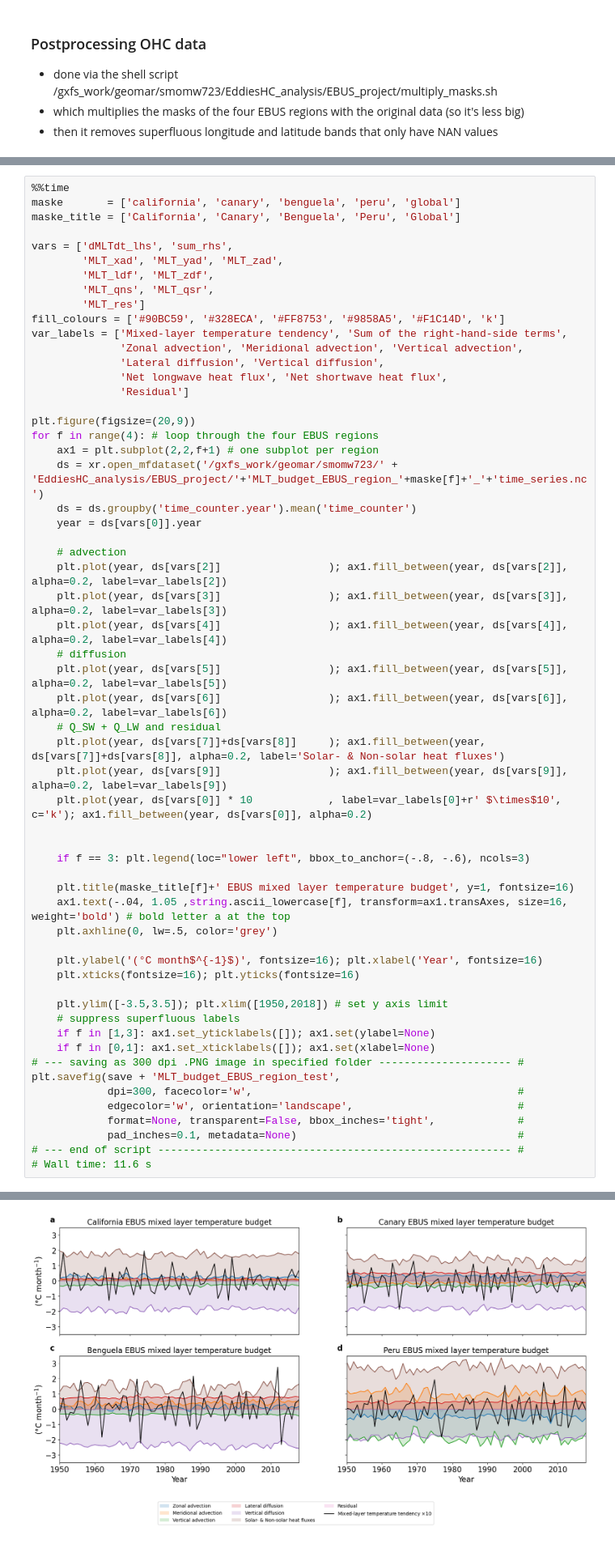
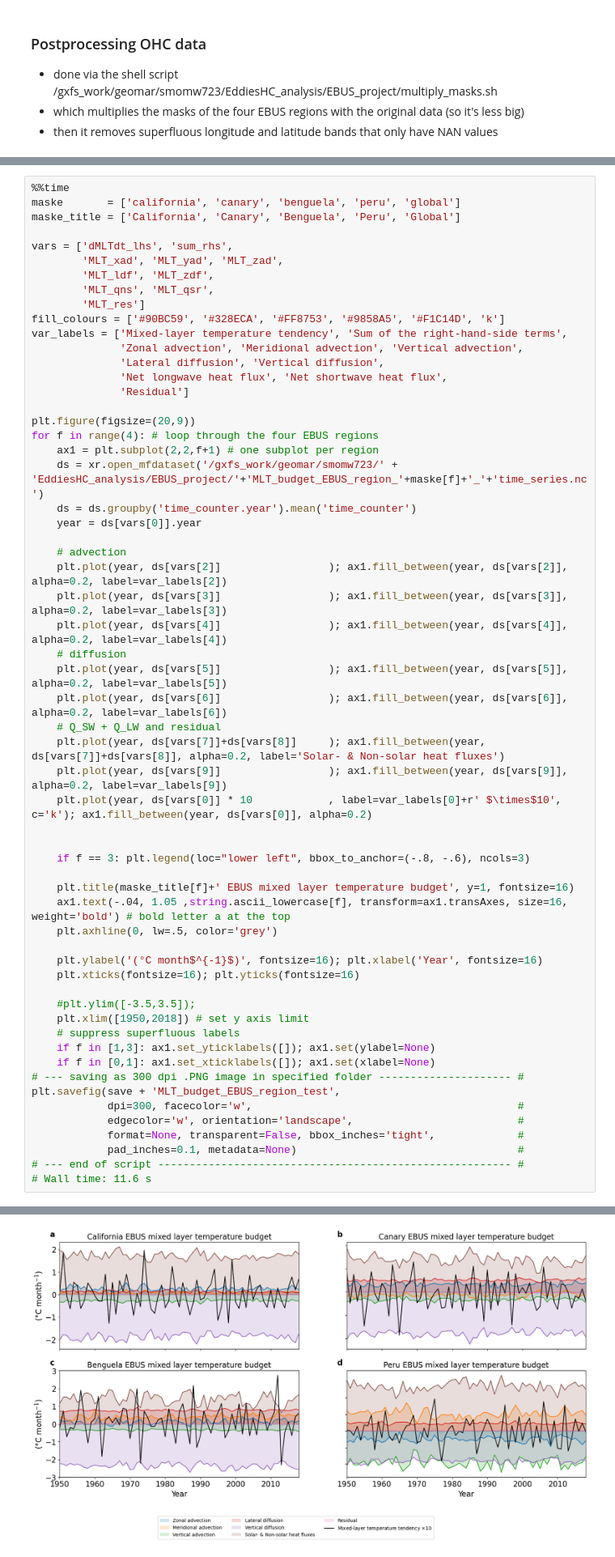
Before and after one commit to mauricehuguenin/EBUS_sst, a Jupyter notebook: Mixed_layer_depth_OHC_budget_with_interpolated_data_reduced.ipynb, the cells around one changed output, grey strips where cells are left out. Shown at 81% size. Cells and saved outputs as stored; diff of their text form.

```diff
--- a/Mixed_layer_depth_OHC_budget_with_interpolated_data_reduced.ipynb
+++ b/Mixed_layer_depth_OHC_budget_with_interpolated_data_reduced.ipynb
@@ -216,7 +217,8 @@ for f in range(4): # loop through the four EBUS regions
     plt.ylabel('(°C month$^{-1}$)', fontsize=16); plt.xlabel('Year', fontsize=16)
     plt.xticks(fontsize=16); plt.yticks(fontsize=16)
 
-    plt.ylim([-3.5,3.5]); plt.xlim([1950,2018]) # set y axis limit
+    #plt.ylim([-3.5,3.5]);
+    plt.xlim([1950,2018]) # set y axis limit
     # suppress superfluous labels
     if f in [1,3]: ax1.set_yticklabels([]); ax1.set(ylabel=None)
     if f in [0,1]: ax1.set_xticklabels([]); ax1.set(xlabel=None)
@@ -234,2 +236,2 @@ Wall time: 20.2 s
-[figure, old version]
+[figure, new version]
 # %% [markdown]
```
Also changed, not shown: parts of 7 cells of this notebook.
